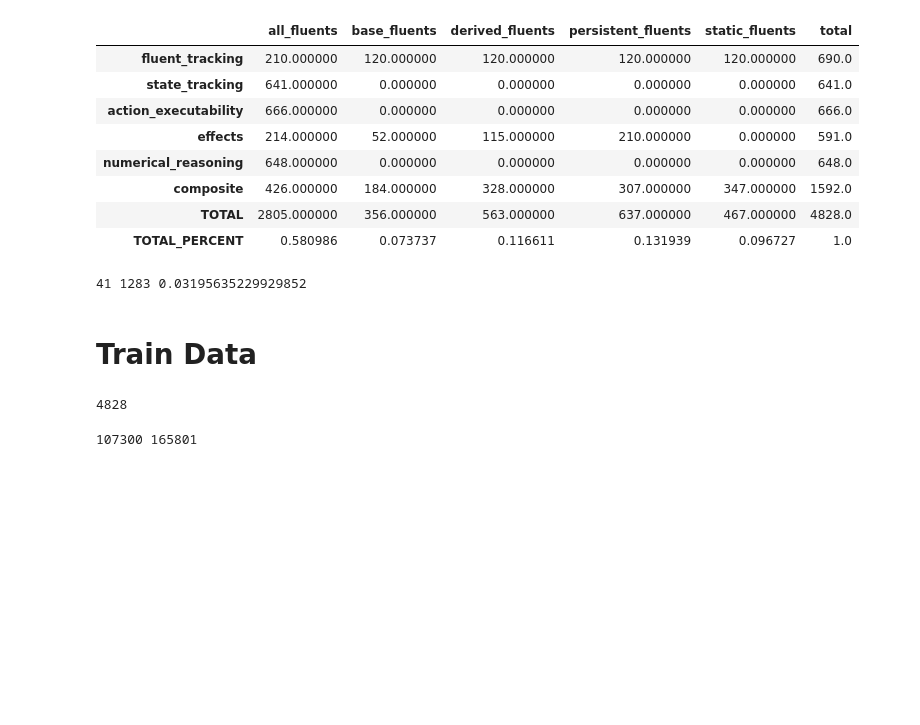
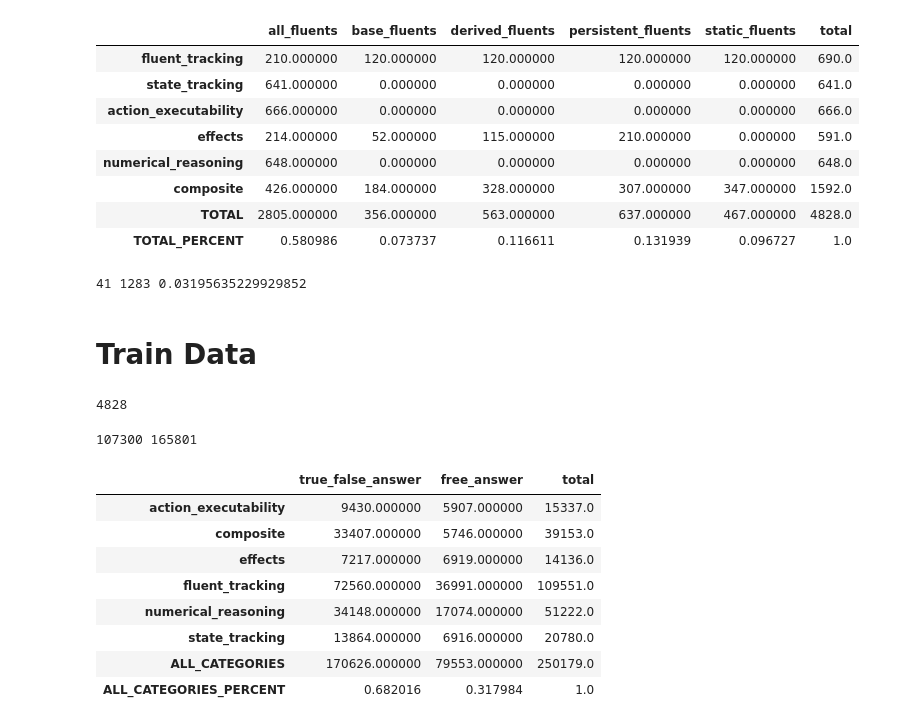
Before and after one commit to izuminka/reasoning_about_actions, a Jupyter notebook: questions_construction/train_test_split.ipynb, the cells around one changed output. Drawn from its saved outputs; the diff is of its cells as text; code cells hidden in the pictures; blank space fills up the shorter version.

```diff
--- a/questions_construction/train_test_split.ipynb
+++ b/questions_construction/train_test_split.ipynb
@@ -121,9 +123,19 @@ CUTOFF_CHAR_LEN/4
 #TODO
 # split by Instance 1-5 "instance in domain", 6-10 "instance out of domain" TRAIN
 # Insure not a lot of Nones
+def remove_nones(questions_by_id):
+    result_ids = []
+    for d in questions_by_id:
+        q = d[WITHOUT_RANDOM_SUB]
+        if q[OUT_OBJ_ANSWER] == 'None':
+            if random.random() > prob_of_getting_none:
+                continue
+        result_ids.append(d)
+    return result_ids
 
-
-ids_filtered = filter_by_length(questions_by_id, CUTOFF_CHAR_LEN)
+ids_filtered1 = filter_by_length(questions_by_id, CUTOFF_CHAR_LEN)
+ids_filtered2 = remove_nones(questions_by_id)
+ids_filtered = list(set(ids_filtered1).intersection(set(ids_filtered2)))
 save_jsonl(ids_filtered, 'filtered_ids_by_cutoff.jsonl')
 
 questions_no_sub_by_id = {id: questions_by_id[id][WITHOUT_RANDOM_SUB] for id in ids_filtered}
@@ -386,3 +396,27 @@ assert set()==(set([d[OUT_OBJ_ID] for d in train_dataset_id]).intersection(set([
 # %%
 save_jsonl(train_dataset_id, 'train_dataset_id.jsonl')
 save_jsonl(train_dataset_ood, 'train_dataset_ood.jsonl')
+# %%
+for d in train_dataset_id:
+    qid = d[OUT_OBJ_ID]
+    del d[OUT_OBJ_ID]
+# %%
+train_data = open_jsonl('train_dataset_id.jsonl') + open_jsonl('train_dataset_ood.jsonl')
+
+df = pd.DataFrame(0, index=sorted(QUESTION_CATEGORIES), columns=[TRUE_FALSE_ANSWER_TYPE, FREE_ANSWER_TYPE])
+for d in train_data:
+    df.loc[d[OUT_OBJ_QUESTION_CATEGORY]][d[OUT_OBJ_ANSWER_TYPE]] += 1
+df['total'] = df.sum(axis=1)
+df.loc['ALL_CATEGORIES'] = df.sum(axis=0)
+df.loc['ALL_CATEGORIES_PERCENT'] = df.loc['ALL_CATEGORIES']/df.loc['ALL_CATEGORIES']['total']
+df
+# %% [output]
+|  | true_false_answer | free_answer | total |
+| action_executability | 9430.000000 | 5907.000000 | 15337.0 |
+| composite | 33407.000000 | 5746.000000 | 39153.0 |
+| effects | 7217.000000 | 6919.000000 | 14136.0 |
+| fluent_tracking | 72560.000000 | 36991.000000 | 109551.0 |
+| numerical_reasoning | 34148.000000 | 17074.000000 | 51222.0 |
+| state_tracking | 13864.000000 | 6916.000000 | 20780.0 |
+| ALL_CATEGORIES | 170626.000000 | 79553.000000 | 250179.0 |
+| ALL_CATEGORIES_PERCENT | 0.682016 | 0.317984 | 1.0 |
```
Also changed, not shown: parts of 5 cells of this notebook.
